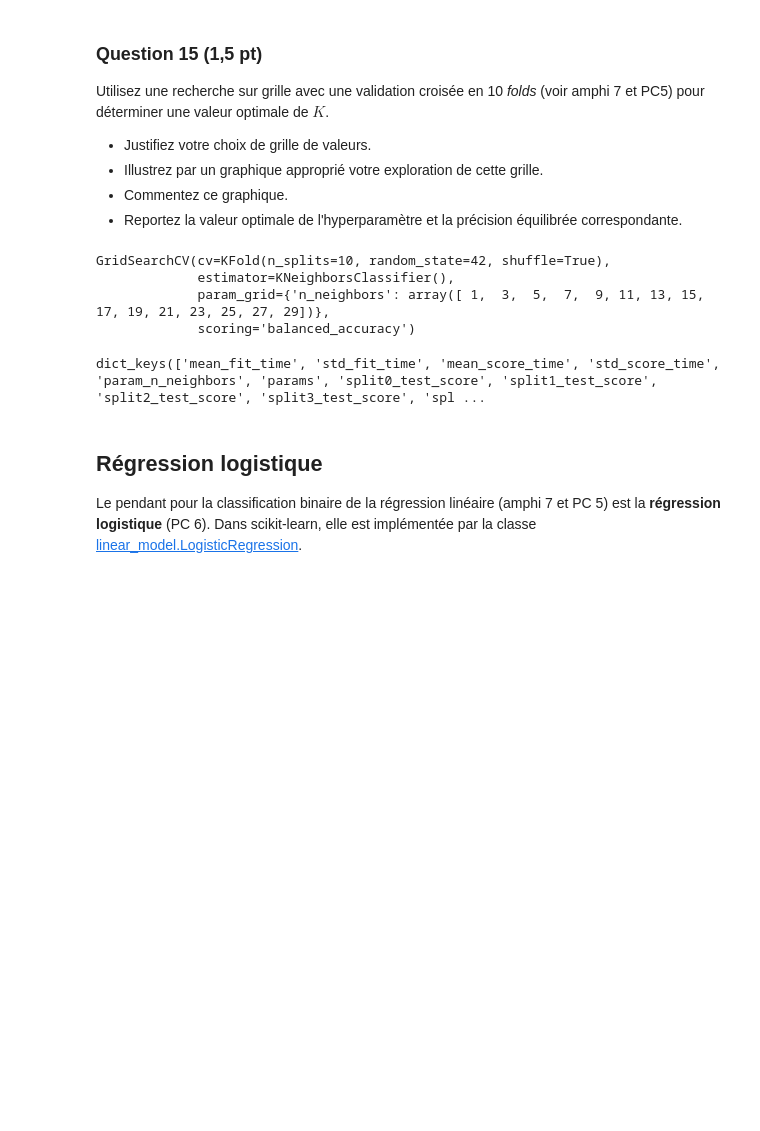
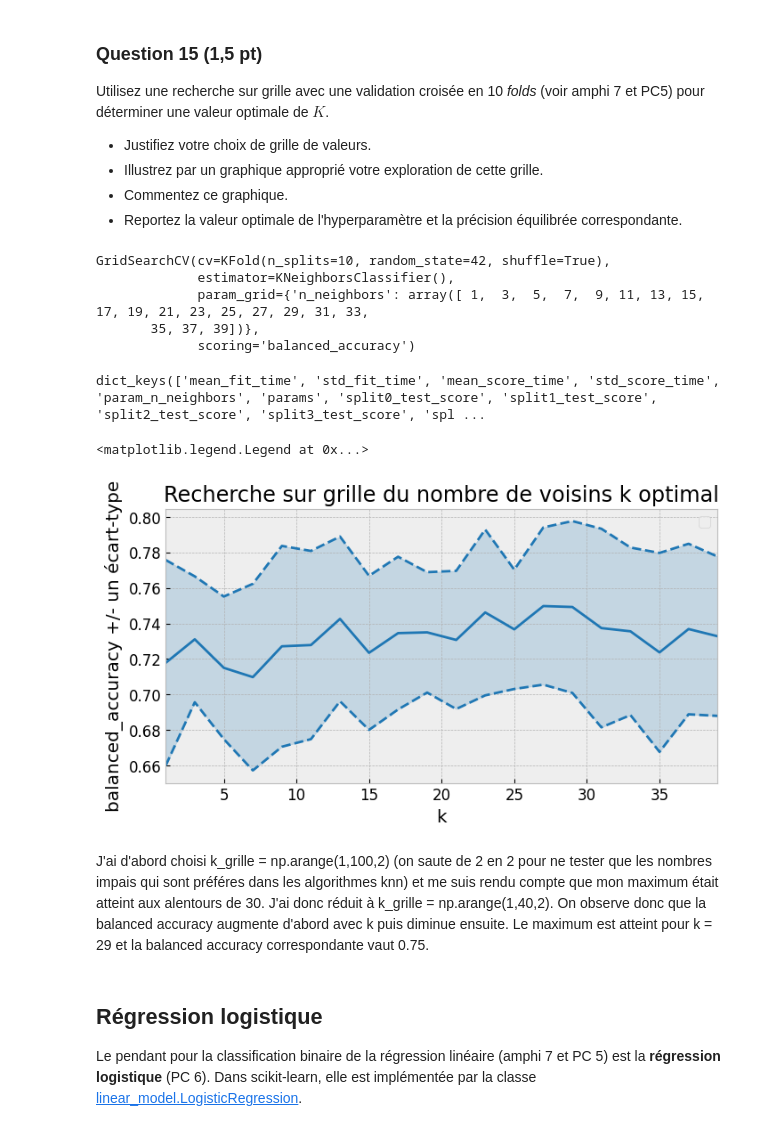
Before and after one commit to Simonolek/Projet_Soso_Simsim, a Jupyter notebook: Projet.ipynb, the cells around one changed output. Saved outputs shown, nothing was run; the diff lists cells and outputs as text; code cells hidden in the pictures; blank space fills up the shorter version.

```diff
--- a/Projet.ipynb
+++ b/Projet.ipynb
@@ -277,7 +277,7 @@ from sklearn import model_selection
 
 kf = model_selection.KFold(n_splits=10, shuffle=True, random_state=42)
 # %%
-k_grille = np.arange(1,30,2)
+k_grille = np.arange(1,40,2)
 
 neighk = KNeighborsClassifier()
 
@@ -287,12 +287,41 @@ grid.fit(X_train_scaled, y_train_risk_vs_norisk)
 # %% [output]
 GridSearchCV(cv=KFold(n_splits=10, random_state=42, shuffle=True),
              estimator=KNeighborsClassifier(),
-             param_grid={'n_neighbors': array([ 1,  3,  5,  7,  9, 11, 13, 15, 17, 19, 21, 23, 25, 27, 29])},
+             param_grid={'n_neighbors': array([ 1,  3,  5,  7,  9, 11, 13, 15, 17, 19, 21, 23, 25, 27, 29, 31, 33,
+       35, 37, 39])},
              scoring='balanced_accuracy')
 # %%
 grid.cv_results_.keys()
 # %% [output]
 dict_keys(['mean_fit_time', 'std_fit_time', 'mean_score_time', 'std_score_time', 'param_n_neighbors', 'params', 'split0_test_score', 'split1_test_score', 'split2_test_score', 'split3_test_score', 'spl ...
+# %%
+plt.figure(figsize=(8, 4))
+
+balanced_accuracies = grid.cv_results_['mean_test_score']
+std_error = grid.cv_results_['std_test_score']
+
+plt.plot(grid.cv_results_['param_n_neighbors'], balanced_accuracies,
+         color='tab:blue')
+plt.plot(grid.cv_results_['param_n_neighbors'], balanced_accuracies + std_error,
+             color='tab:blue', linestyle='dashed')
+plt.plot(grid.cv_results_['param_n_neighbors'], balanced_accuracies - std_error,
+             color='tab:blue', linestyle='dashed')
+
+plt.fill_between(grid.cv_results_['param_n_neighbors'], (balanced_accuracies + std_error), (balanced_accuracies - std_error),
+                 color='tab:blue',
+                 alpha=0.2,
+                )
+
+plt.xlabel("k")
+plt.ylabel("balanced_accuracy +/- un écart-type")
+plt.xlim([k_grille[0], k_grille[-1]])
+plt.title("Recherche sur grille du nombre de voisins k optimal")
+plt.legend(loc='best')
+# %% [output]
+<matplotlib.legend.Legend at 0x...>
+[figure, added]
+# %% [markdown]
+J'ai d'abord choisi k_grille = np.arange(1,100,2) (on saute de 2 en 2 pour ne tester que les nombres impais qui sont préféres dans les algorithmes knn) et me suis rendu compte que mon maximum était atteint aux alentours de 30. J'ai donc réduit à k_grille = np.arange(1,40,2). On observe donc que la balanced accuracy augmente d'abord avec k puis diminue ensuite. Le maximum est atteint pour k = 29 et la balanced accuracy correspondante vaut 0.75.
 # %% [markdown]
 ## Régression logistique
 Le pendant pour la classification binaire de la régression linéaire (amphi 7 et PC 5) est la __régression logistique__ (PC 6). Dans scikit-learn, elle est implémentée par la classe [linear_model.LogisticRegression](https://scikit-learn.org/stable/modules/generated/sklearn.linear_model.LogisticRegression.html).
```
Also changed, not shown: parts of 7 cells of this notebook.
